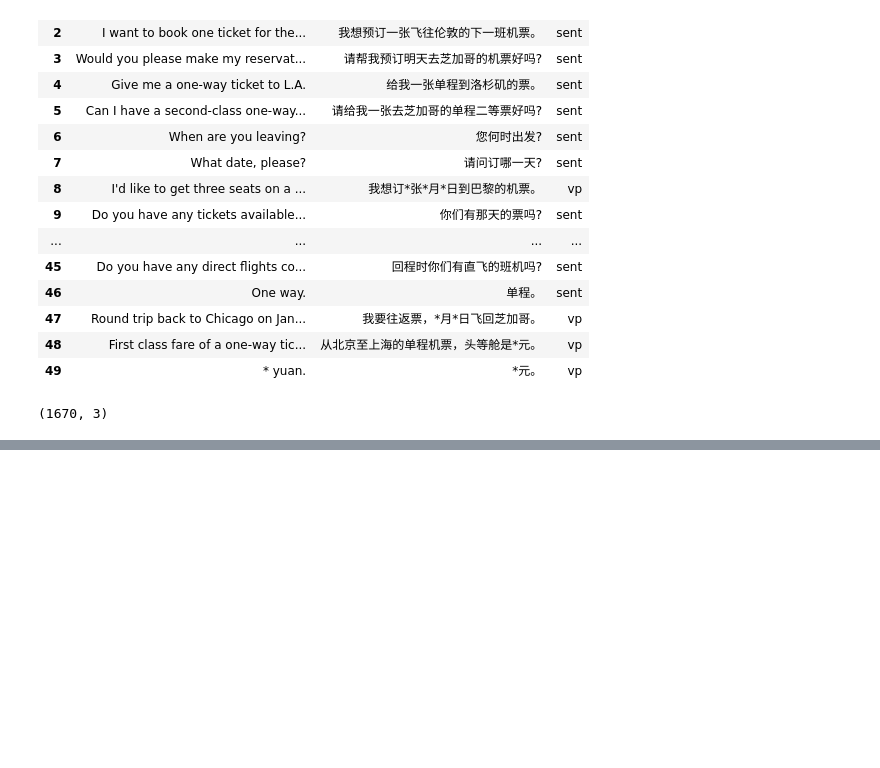
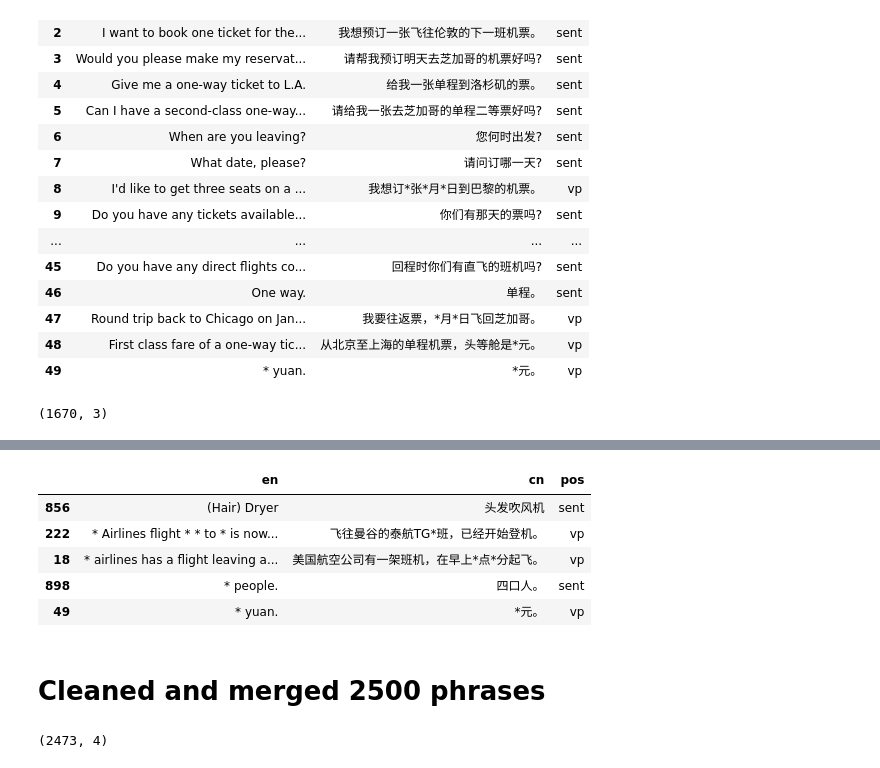
Before and after one commit to jihjihk/qutr, a Jupyter notebook: backend/db0328/0404 number and named entity replacement.ipynb, the cells around one changed output, grey strips where cells are left out. Saved outputs shown, nothing was run; the diff lists cells and outputs as text; code cells hidden in the pictures; blank space fills up the shorter version.

Commit message:
database cleaned and updated for cn and en

```diff
--- a/backend/db0328/0404 number and named entity replacement.ipynb
+++ b/backend/db0328/0404 number and named entity replacement.ipynb
@@ -115,0 +210,12 @@ merge.shape
+# %%
+copy = ne.copy()
+copy.sort_values(by='en', inplace=True)
+copy.drop('Unnamed: 0', axis=1, inplace=True)
+copy.head()
+# %% [output]
+|  | en | cn | pos |
+| 856 | (Hair) Dryer | 头发吹风机 | sent |
+| 222 | * Airlines flight * * to * is now... | 飞往曼谷的泰航TG*班，已经开始登机。 | vp |
+| 18 | * airlines has a flight leaving a... | 美国航空公司有一架班机，在早上*点*分起飞。 | vp |
+| 898 | * people. | 四口人。 | sent |
+| 49 | * yuan. | *元。 | vp |
@@ -115,0 +231,2 @@ merge.shape
+# %% [markdown]
+# Cleaned and merged 2500 phrases
@@ -115,0 +235,4 @@ merge.shape
+# %%
+clean.shape
+# %% [output]
+(2473, 4)
```
Also changed, not shown: parts of 25 cells of this notebook, 9 other files.
